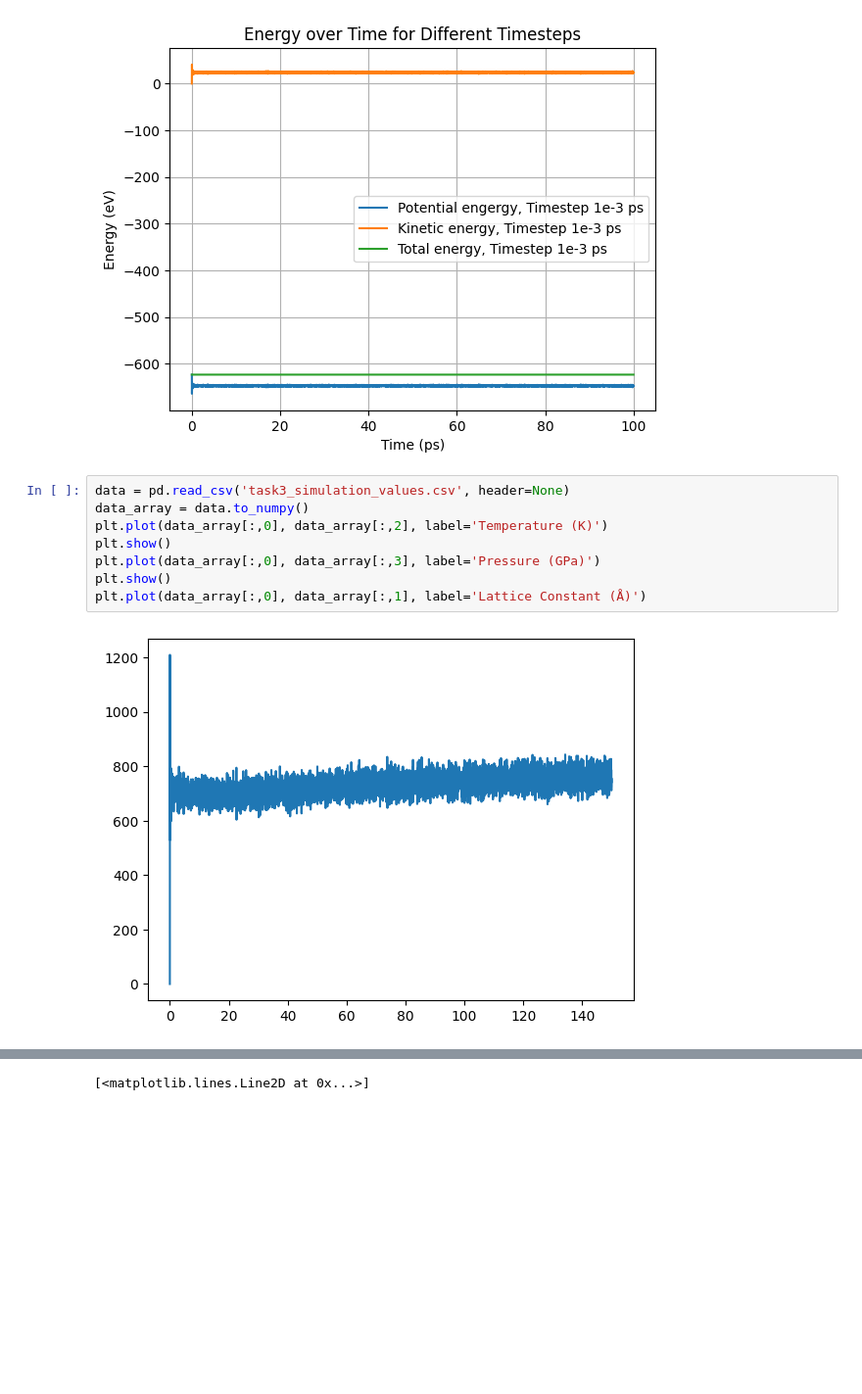
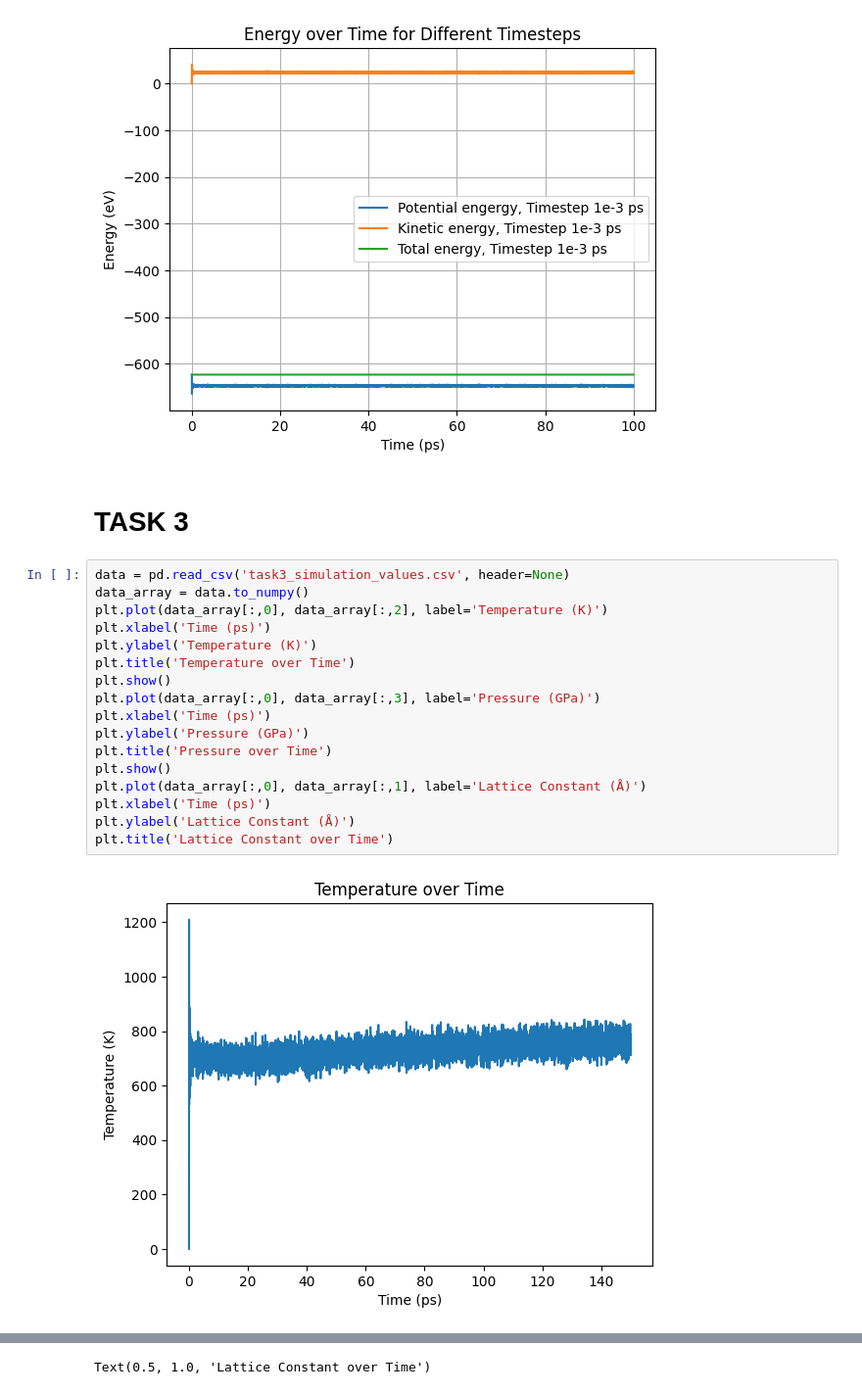
Before and after one commit to RichardBlucher/fka122-Exercises, a Jupyter notebook: fka122-Exercises1/Home-assignment/H1/visual.ipynb, the cells around one changed output, grey strips where cells are left out. Shown at 98% size. Saved outputs shown, nothing was run; the diff lists cells and outputs as text; blank space fills up the shorter version.

Commit message:
sntggade till visual.py

```diff
--- a/fka122-Exercises1/Home-assignment/H1/visual.ipynb
+++ b/fka122-Exercises1/Home-assignment/H1/visual.ipynb
@@ -158,13 +162,24 @@ plt.grid()
 plt.show()
 # %% [output]
 [figure]
+# %% [markdown]
+# TASK 3
 # %%
 data = pd.read_csv('task3_simulation_values.csv', header=None)
 data_array = data.to_numpy()
 plt.plot(data_array[:,0], data_array[:,2], label='Temperature (K)')
+plt.xlabel('Time (ps)')
+plt.ylabel('Temperature (K)')
+plt.title('Temperature over Time')
 plt.show()
 plt.plot(data_array[:,0], data_array[:,3], label='Pressure (GPa)')
+plt.xlabel('Time (ps)')
+plt.ylabel('Pressure (GPa)')
+plt.title('Pressure over Time')
 plt.show()
 plt.plot(data_array[:,0], data_array[:,1], label='Lattice Constant (Å)')
+plt.xlabel('Time (ps)')
+plt.ylabel('Lattice Constant (Å)')
+plt.title('Lattice Constant over Time')
 # %% [output]
-[figure, old version]
+[figure, new version]
@@ -172 +187 @@ plt.plot(data_array[:,0], data_array[:,1], label='Lattice Constant (Å)')
-[<matplotlib.lines.Line2D at 0x...>]
+Text(0.5, 1.0, 'Lattice Constant over Time')
```
Also changed, not shown: parts of 16 cells of this notebook, 4 other files.
